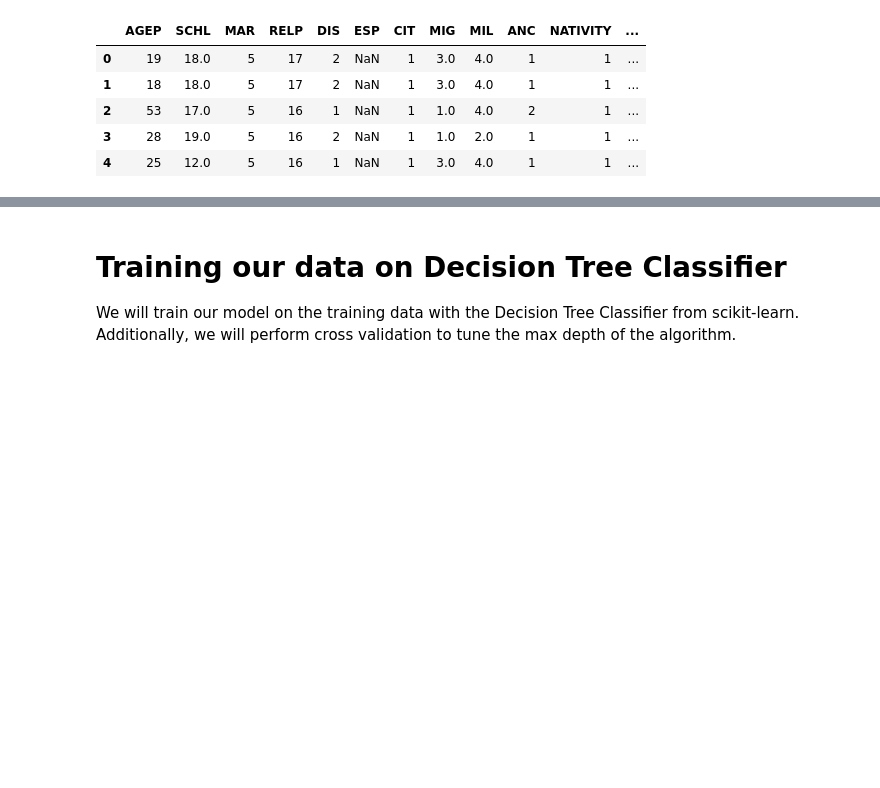
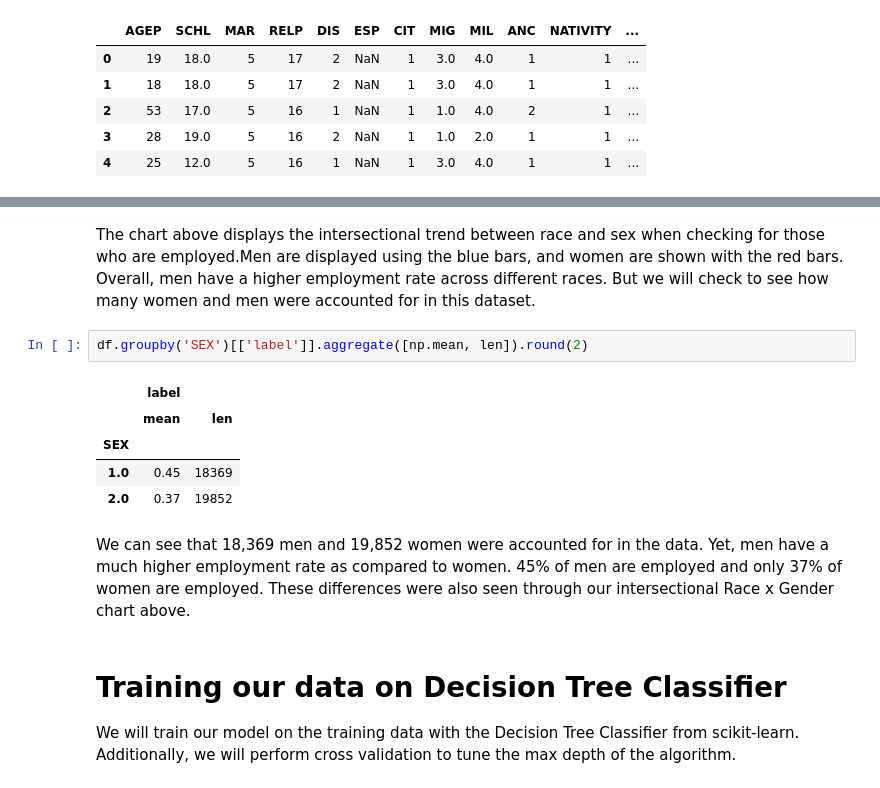
Before and after one commit to ndang01/ndang01.github.io, a Jupyter notebook: posts/blog5/index.ipynb, the cells around one changed output, grey strips where cells are left out. Saved outputs shown, nothing was run; the diff lists cells and outputs as text; blank space fills up the shorter version.

```diff
--- a/posts/blog5/index.ipynb
+++ b/posts/blog5/index.ipynb
@@ -137,3 +124,15 @@ g.savefig("image.jpg")
+# %% [markdown]
+The chart above displays the intersectional trend between race and sex when checking for those who are employed.Men are displayed using the blue bars, and women are shown with the red bars. Overall, men have a higher employment rate across different races. But we will check to see how many women and men were accounted for in this dataset.
+# %%
+df.groupby('SEX')[['label']].aggregate([np.mean, len]).round(2)
+# %% [output]
+|  | label |  |
+|  | mean | len |
+| SEX |  |  |
+| 1.0 | 0.45 | 18369 |
+| 2.0 | 0.37 | 19852 |
+# %% [markdown]
+We can see that 18,369 men and 19,852 women were accounted for in the data. Yet, men have a much higher employment rate as compared to women. 45% of men are employed and only 37% of women are employed. These differences were also seen through our intersectional Race x Gender chart above.
 # %% [markdown]
 # Training our data on Decision Tree Classifier
 
```
Also changed, not shown: parts of 13 cells of this notebook, 9 other files.
